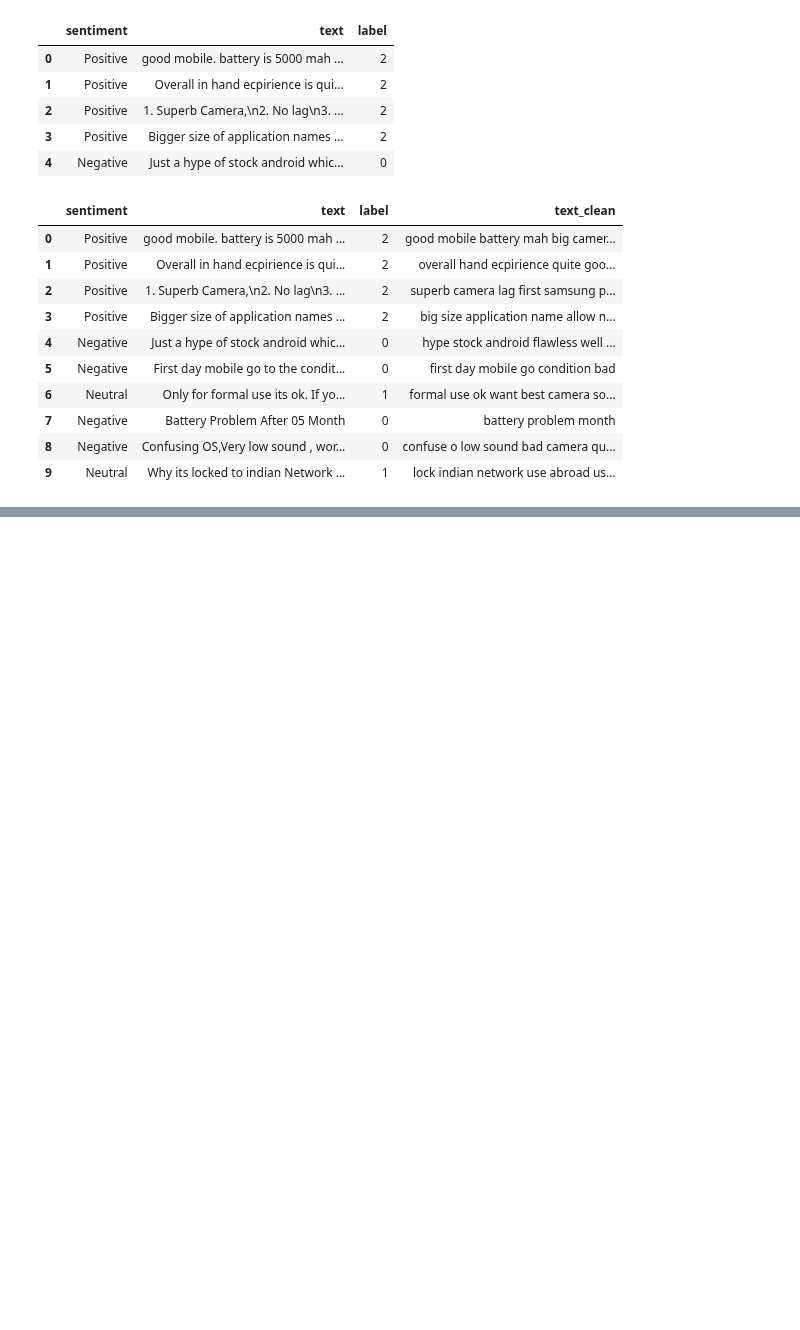
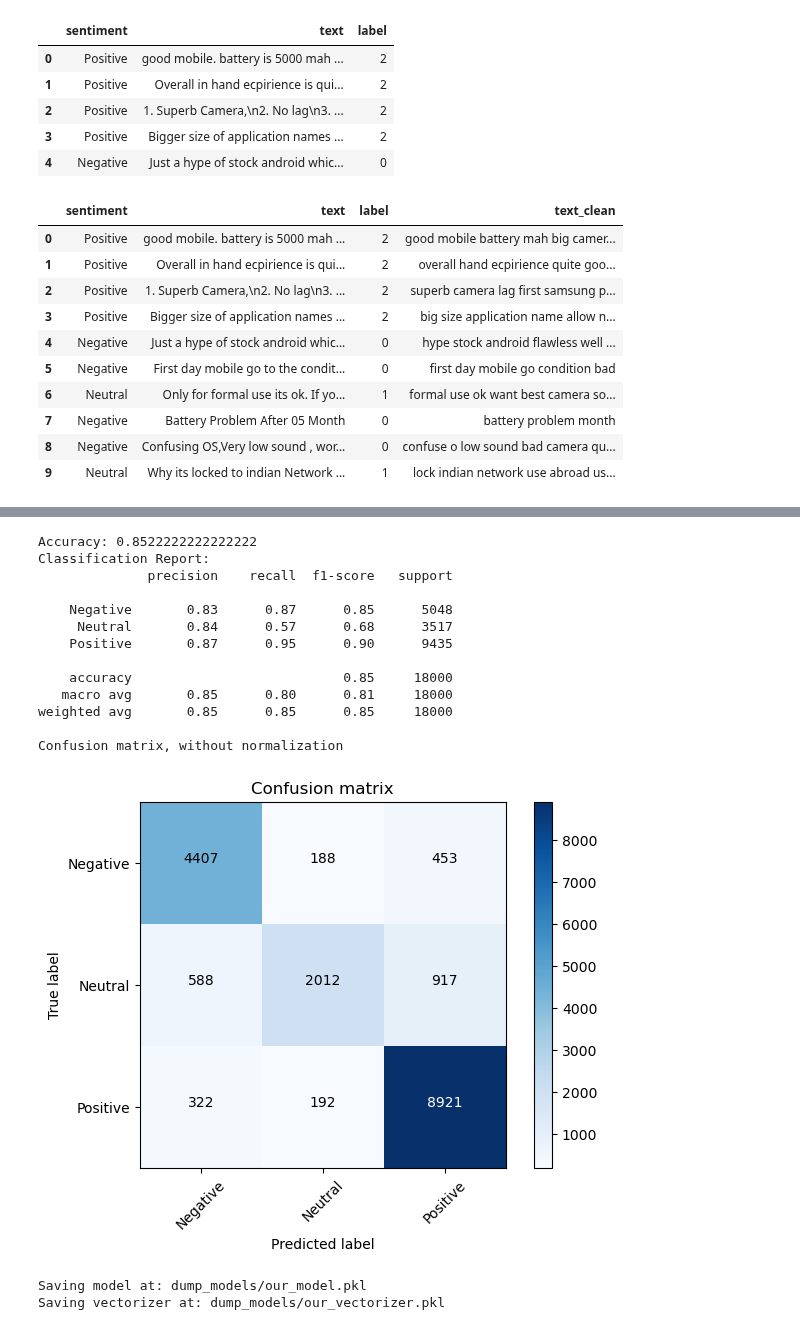
Before and after one commit to tkachenko0/McDonalds-FinderBot-for-Telegram, a Jupyter notebook: nb_OurCLF.ipynb, the cells around one changed output, grey strips where cells are left out. Saved outputs shown, nothing was run; the diff lists cells and outputs as text; code cells hidden in the pictures; blank space fills up the shorter version.

```diff
--- a/nb_OurCLF.ipynb
+++ b/nb_OurCLF.ipynb
@@ -95,14 +103,32 @@ KeyboardInterrupt:
 # %%
 # Best combination of model and vectorizer
-vectorizer = TfidfVectorizer(stop_words='english', max_df=0.8, ngram_range=(1,2))
+vectorizer = TfidfVectorizer(stop_words='english', max_df=0.8, ngram_range=(1,3))
 x_train_trasformed = vectorizer.fit_transform(x_train)
 x_test_trasformed = vectorizer.transform(x_test)
 
 class_names = classification.Sentiment.get_all()
-model = PassiveAggressiveClassifier()
+model = SVC()
 model.fit(x_train_trasformed, y_train)
 y_pred = model.predict(x_test_trasformed)
 classification.show_results(y_test, y_pred, class_names)
+# %% [output]
+Accuracy: 0.8522222222222222
+Classification Report:
+              precision    recall  f1-score   support
+
+    Negative       0.83      0.87      0.85      5048
+     Neutral       0.84      0.57      0.68      3517
+    Positive       0.87      0.95      0.90      9435
+
+    accuracy                           0.85     18000
+   macro avg       0.85      0.80      0.81     18000
+weighted avg       0.85      0.85      0.85     18000
+
+Confusion matrix, without normalization
+[figure, added]
 # %%
-# dump.save_model(model, "our_model")
-# dump.save_vectorizer(vectorizer, "our_vectorizer")
+dump.save_model(model, "our_model")
+dump.save_vectorizer(vectorizer, "our_vectorizer")
+# %% [output]
+Saving model at: dump_models/our_model.pkl
+Saving vectorizer at: dump_models/our_vectorizer.pkl
```
Also changed, not shown: parts of 1 cell of this notebook.
